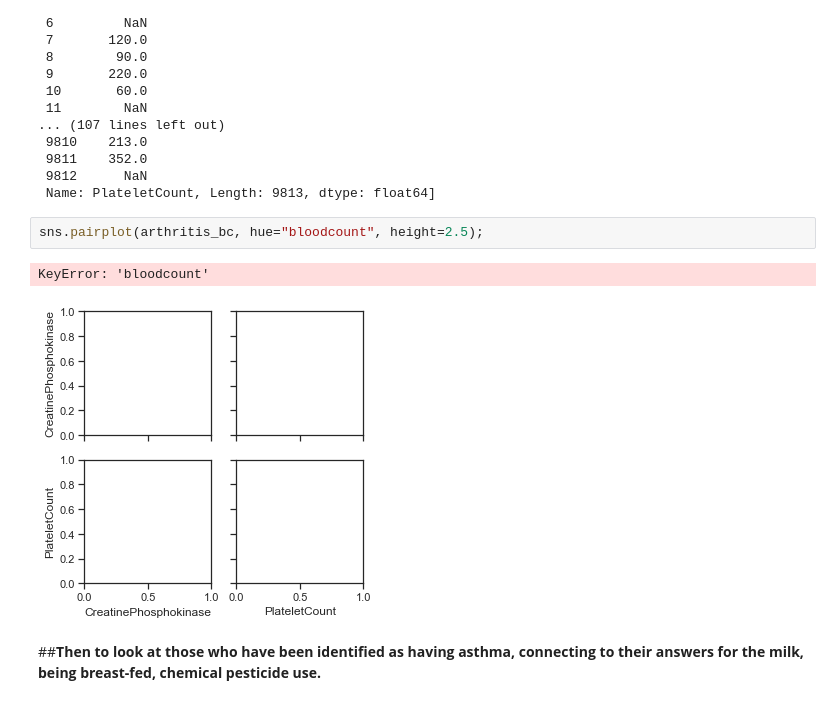
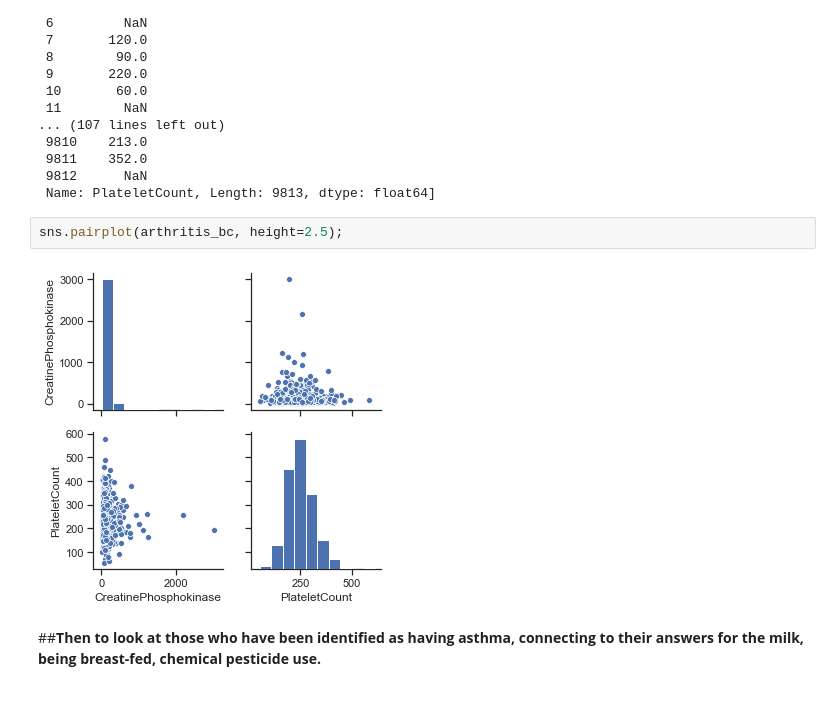
Before and after one commit to mightysquirrely/Capstone-2-Project, a Jupyter notebook: Capstone-2-Work.ipynb, the cells around one changed output. Cells and saved outputs as stored; diff of their text form.

```diff
--- a/Capstone-2-Work.ipynb
+++ b/Capstone-2-Work.ipynb
@@ -263,10 +263,9 @@ bloodcount
  9812      NaN
  Name: PlateletCount, Length: 9813, dtype: float64]
 # %%
-sns.pairplot(arthritis_bc, hue="bloodcount", height=2.5);
+sns.pairplot(arthritis_bc, height=2.5);
 # %% [output]
-KeyError: 'bloodcount'
-[figure, old version]
+[figure, new version]
 # %% [markdown]
 ##**Then to look at those who have been identified as having asthma, connecting to their answers for the milk, being breast-fed, chemical pesticide use.**
 # %% [markdown]
```
